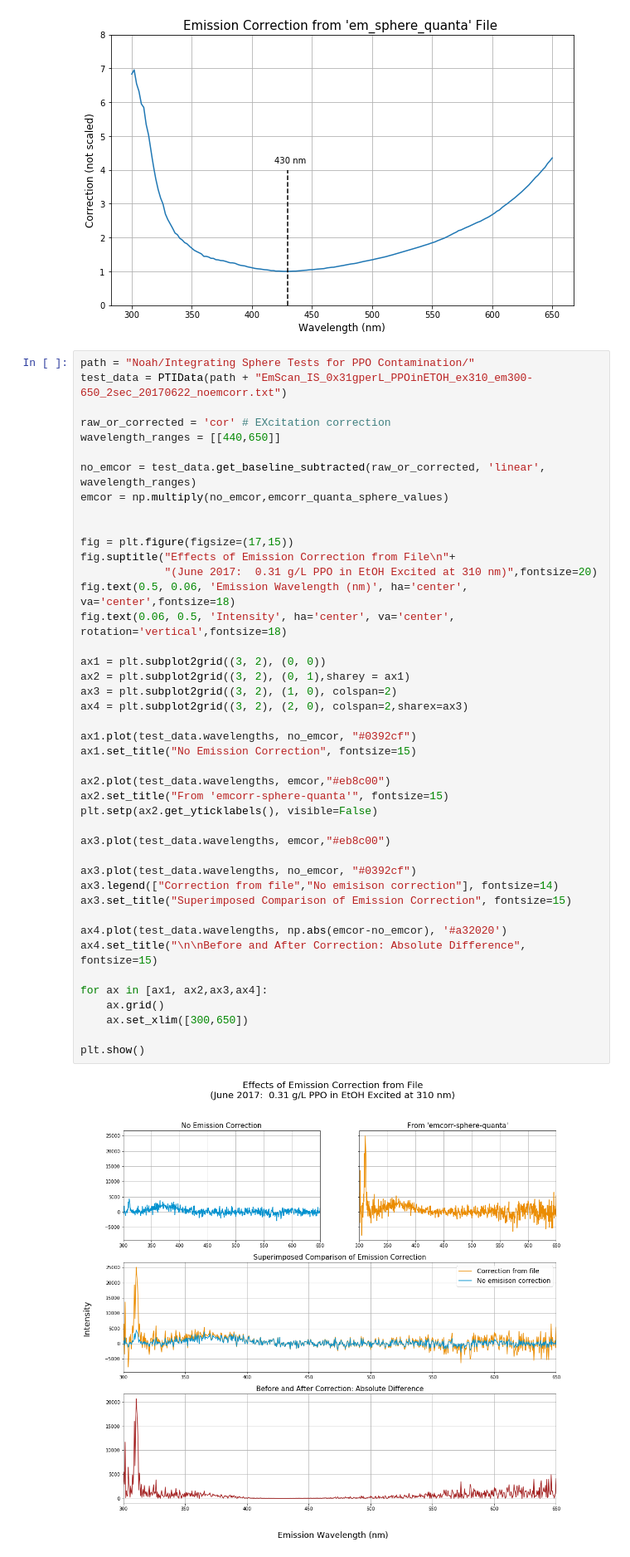
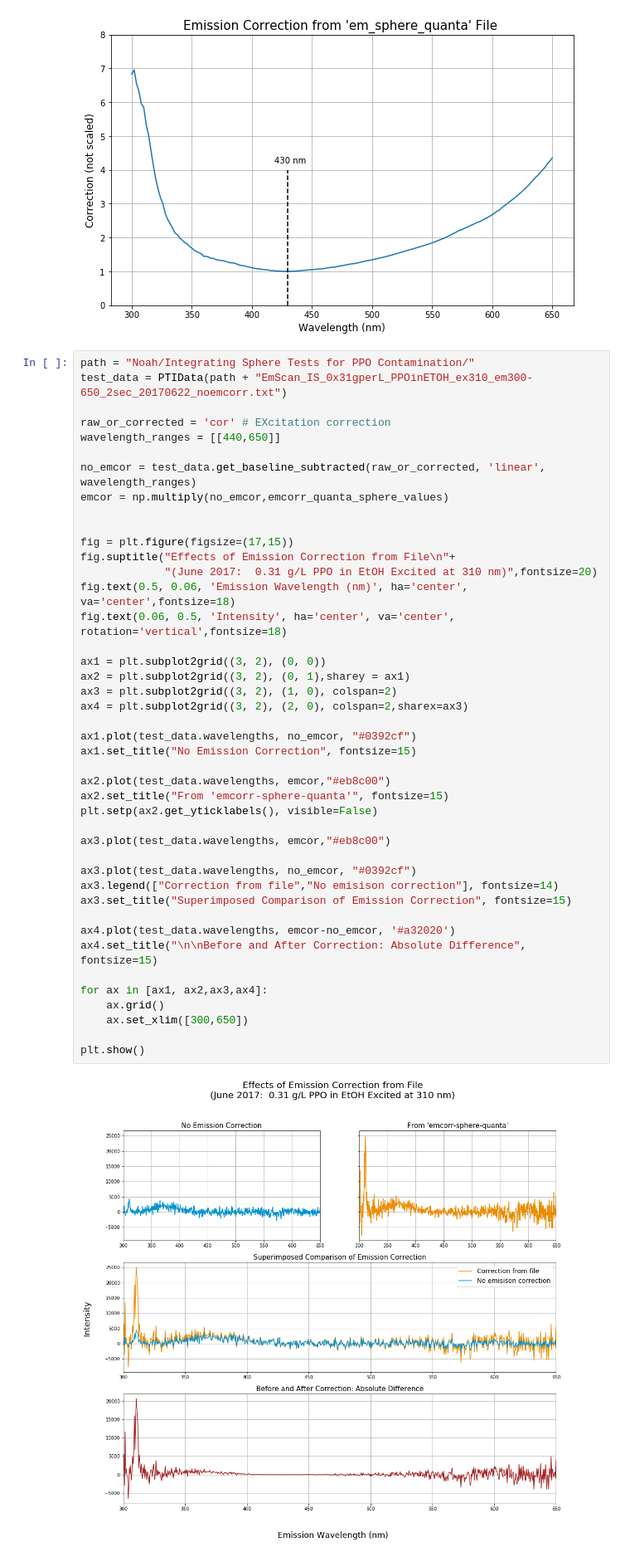
Before and after one commit to nmcneal-bnl/WbLS, a Jupyter notebook: Integrating Sphere Method.ipynb, the cells around one changed output. Shown at 83% size. Saved outputs shown, nothing was run; the diff lists cells and outputs as text.

```diff
--- a/Integrating Sphere Method.ipynb
+++ b/Integrating Sphere Method.ipynb
@@ -112,33 +114,33 @@ fig.suptitle("Effects of Emission Correction from File\n"+
              "(June 2017:  0.31 g/L PPO in EtOH Excited at 310 nm)",fontsize=20)
 fig.text(0.5, 0.06, 'Emission Wavelength (nm)', ha='center', va='center',fontsize=18)
 fig.text(0.06, 0.5, 'Intensity', ha='center', va='center', rotation='vertical',fontsize=18)
 
 ax1 = plt.subplot2grid((3, 2), (0, 0))
 ax2 = plt.subplot2grid((3, 2), (0, 1),sharey = ax1)
 ax3 = plt.subplot2grid((3, 2), (1, 0), colspan=2)
 ax4 = plt.subplot2grid((3, 2), (2, 0), colspan=2,sharex=ax3)
 
 ax1.plot(test_data.wavelengths, no_emcor, "#0392cf")
 ax1.set_title("No Emission Correction", fontsize=15)
 
 ax2.plot(test_data.wavelengths, emcor,"#eb8c00")
 ax2.set_title("From 'emcorr-sphere-quanta'", fontsize=15)
 plt.setp(ax2.get_yticklabels(), visible=False)
 
 ax3.plot(test_data.wavelengths, emcor,"#eb8c00")
 
 ax3.plot(test_data.wavelengths, no_emcor, "#0392cf")
 ax3.legend(["Correction from file","No emisison correction"], fontsize=14)
 ax3.set_title("Superimposed Comparison of Emission Correction", fontsize=15)
 
-ax4.plot(test_data.wavelengths, np.abs(emcor-no_emcor), '#a32020')
+ax4.plot(test_data.wavelengths, emcor-no_emcor, '#a32020')
 ax4.set_title("\n\nBefore and After Correction: Absolute Difference", fontsize=15)
 
 for ax in [ax1, ax2,ax3,ax4]:
     ax.grid()
     ax.set_xlim([300,650])
 
 plt.show()
 # %% [output]
-[figure, old version]
+[figure, new version]
 # %% [markdown]
```
Also changed, not shown: parts of 18 cells of this notebook, 3 other files.
